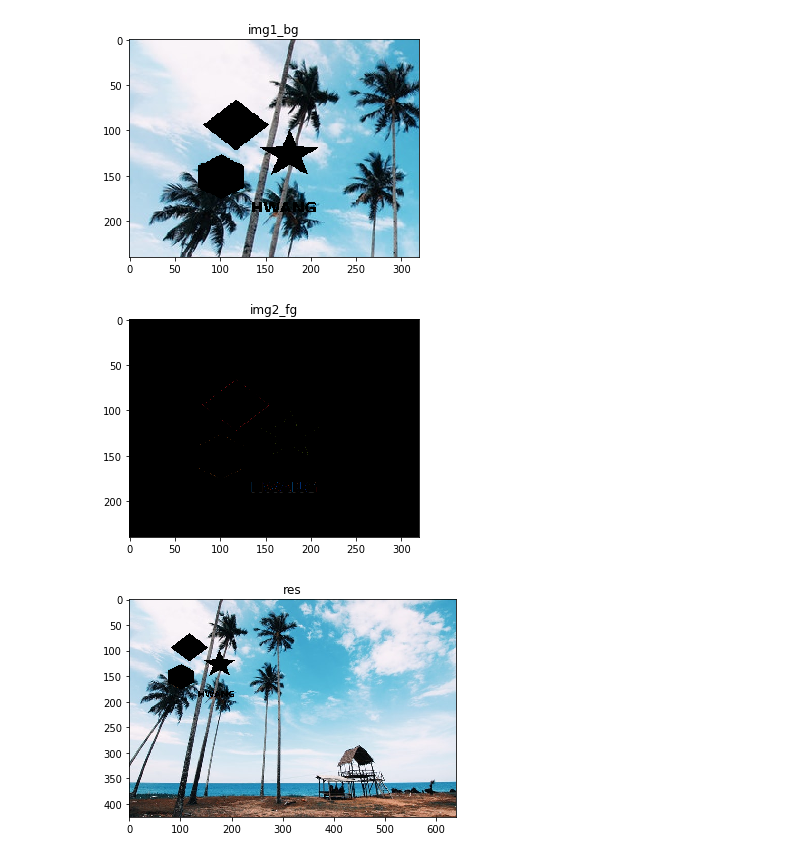
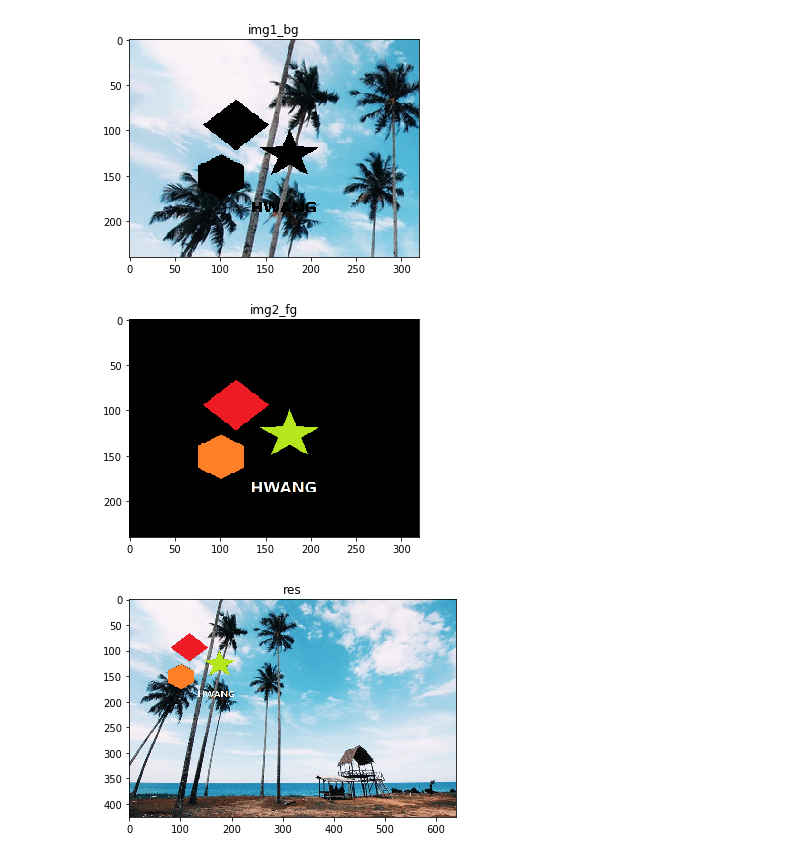
Before and after one commit to HwangJae/openCV_vision, a Jupyter notebook: 색 표현 넓게 하는 방법들, 영상 합성, 로고 만들기.ipynb, the cells around one changed output. Drawn from its saved outputs; the diff is of its cells as text; code cells hidden in the pictures.

```diff
--- a/색 표현 넓게 하는 방법들, 영상 합성, 로고 만들기.ipynb
+++ b/색 표현 넓게 하는 방법들, 영상 합성, 로고 만들기.ipynb
@@ -297,14 +297,14 @@ imshow('img1_bg',img1_bg)
 # %%
 # 로고 이미지에서 전경 부분만 뽑음
 # 자기와 자기 연산을 비트(and)연산하는데, mask는
-img2_fg = cv2.bitwise_and(img2,img2,mask = mask_inv)
+img2_fg = cv2.bitwise_and(img2,img2,mask = mask)
 imshow('img2_fg',img2_fg)
 # %% [output]
-[figure, old version]
+[figure, new version]
 # %%
 # 두개의 영상을 그냥 산술적으로 더함
 dst = cv2.add(img1_bg,img2_fg)
 img1[0:rows, 0:cols ] = dst  # 계산된 이미지를 왼쪽 위에 위치시킴
 imshow('res',img1)
 # %% [output]
-[figure, old version]
+[figure, new version]
```
